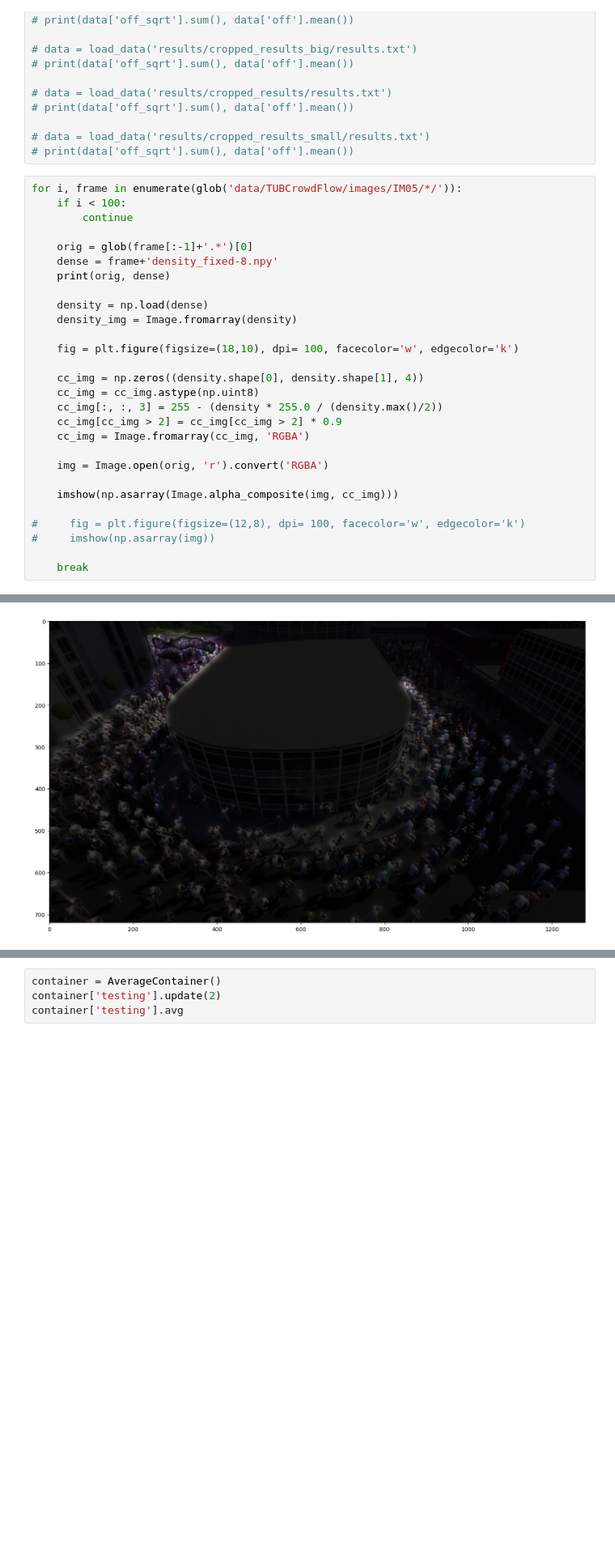
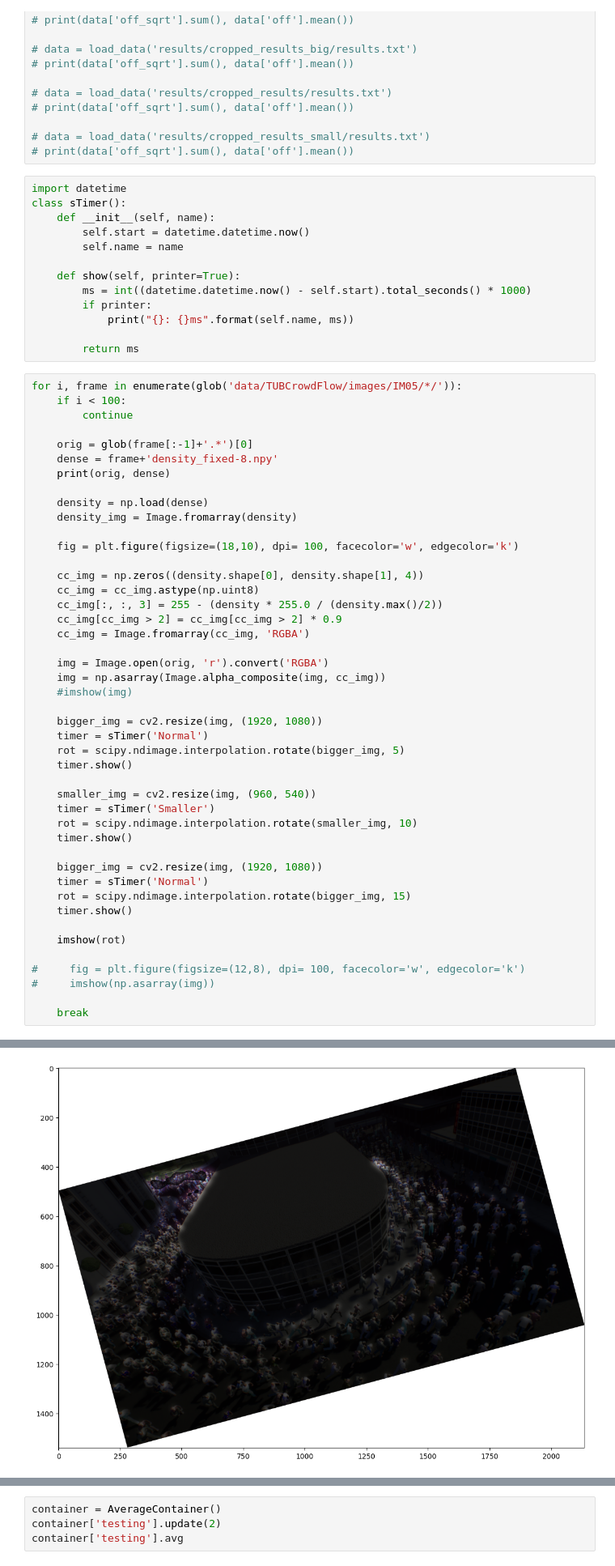
Before and after one commit to janerikvw/Crossing-Line-Counting, a Jupyter notebook: code/v2_compare.ipynb, the cells around one changed output, grey strips where cells are left out. Shown at 81% size. Drawn from its saved outputs; the diff is of its cells as text; blank space fills up the shorter version.

```diff
--- a/code/v2_compare.ipynb
+++ b/code/v2_compare.ipynb
@@ -26,6 +28,19 @@ from IPython.display import display # to display images
 
 # data = load_data('results/cropped_results_small/results.txt')
 # print(data['off_sqrt'].sum(), data['off'].mean())
+# %%
+import datetime
+class sTimer():
+    def __init__(self, name):
+        self.start = datetime.datetime.now()
+        self.name = name
+
+    def show(self, printer=True):
+        ms = int((datetime.datetime.now() - self.start).total_seconds() * 1000)
+        if printer:
+            print("{}: {}ms".format(self.name, ms))
+
+        return ms
 # %%
 for i, frame in enumerate(glob('data/TUBCrowdFlow/images/IM05/*/')):
     if i < 100:
@@ -47,8 +62,25 @@ for i, frame in enumerate(glob('data/TUBCrowdFlow/images/IM05/*/')):
     cc_img = Image.fromarray(cc_img, 'RGBA')
 
     img = Image.open(orig, 'r').convert('RGBA')
+    img = np.asarray(Image.alpha_composite(img, cc_img))
+    #imshow(img)
 
-    imshow(np.asarray(Image.alpha_composite(img, cc_img)))
+    bigger_img = cv2.resize(img, (1920, 1080))
+    timer = sTimer('Normal')
+    rot = scipy.ndimage.interpolation.rotate(bigger_img, 5)
+    timer.show()
+
+    smaller_img = cv2.resize(img, (960, 540))
+    timer = sTimer('Smaller')
+    rot = scipy.ndimage.interpolation.rotate(smaller_img, 10)
+    timer.show()
+
+    bigger_img = cv2.resize(img, (1920, 1080))
+    timer = sTimer('Normal')
+    rot = scipy.ndimage.interpolation.rotate(bigger_img, 15)
+    timer.show()
+
+    imshow(rot)
 
 #     fig = plt.figure(figsize=(12,8), dpi= 100, facecolor='w', edgecolor='k')
 #     imshow(np.asarray(img))
@@ -59,4 +94,4 @@ data/TUBCrowdFlow/images/IM05/frame_0037.png data/TUBCrowdFlow/images/IM05/frame
-[figure, old version]
+[figure, new version]
 # %%
 class AverageMeter(object):
     """Computes and stores the average and current value"""
```
Also changed, not shown: parts of 2 cells of this notebook, 33 other files.
